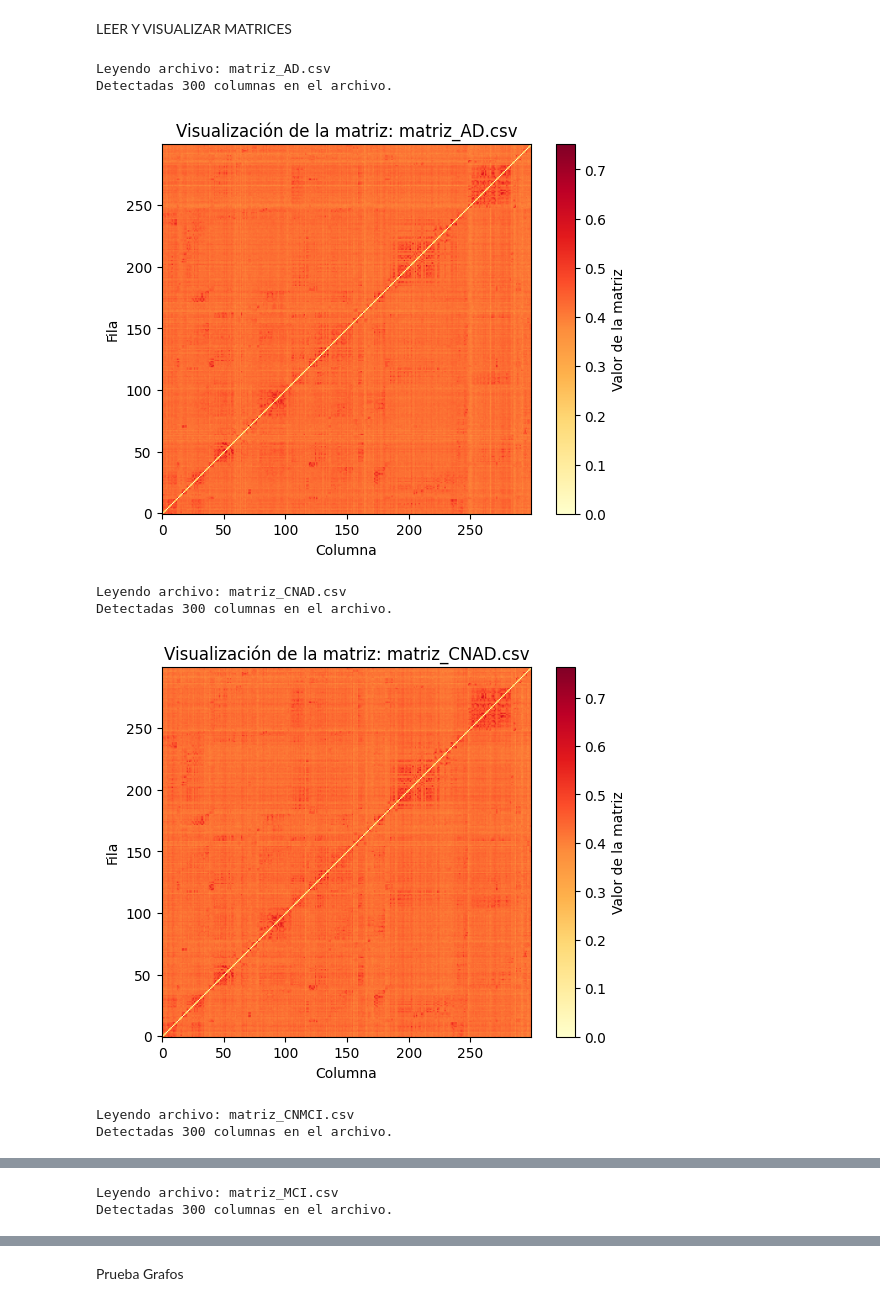
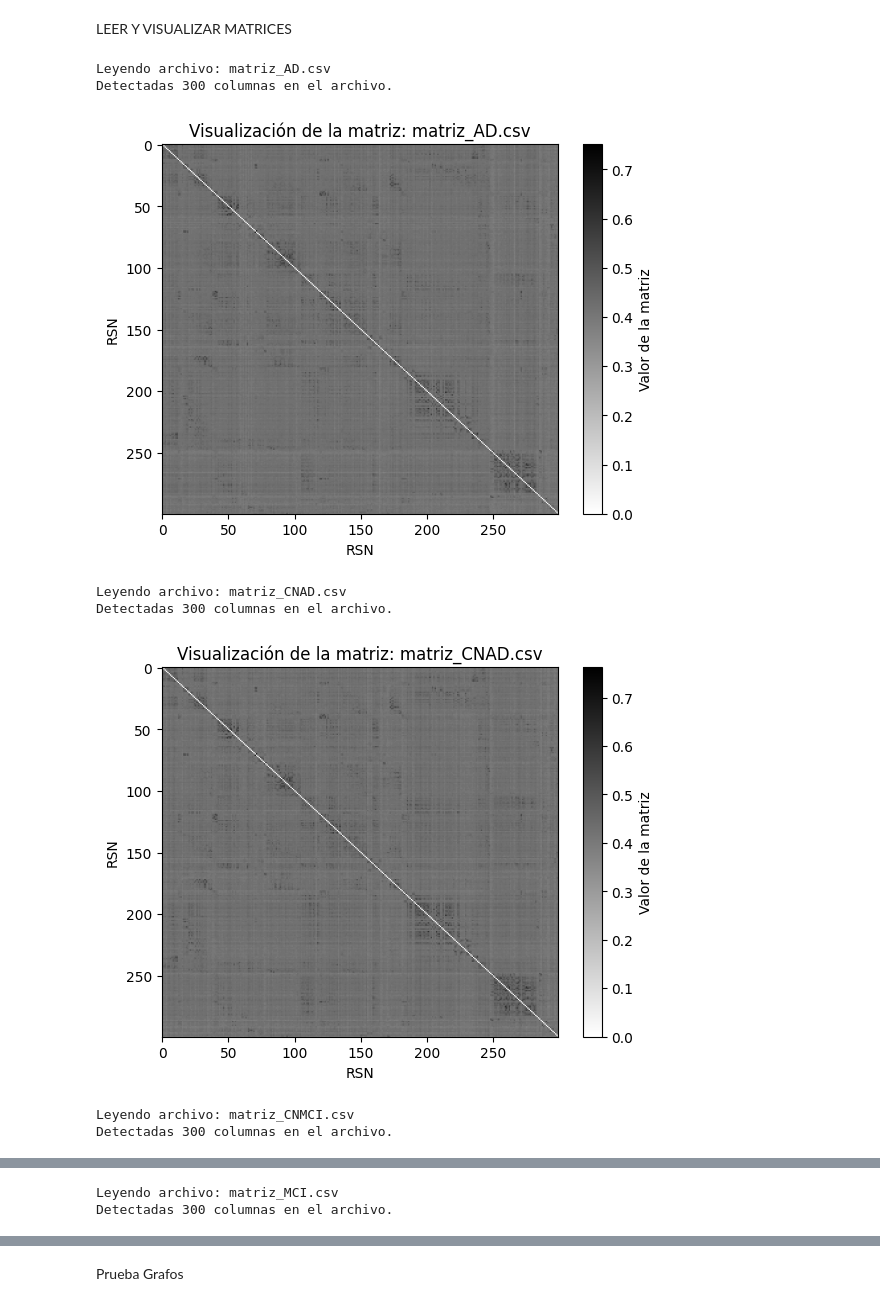
Before and after one commit to DaFeTaCo/NeuroCo_Project, a Jupyter notebook: 1_BOLD_parcel_matrix.ipynb, the cells around one changed output, grey strips where cells are left out. Drawn from its saved outputs; the diff is of its cells as text; code cells hidden in the pictures.

Commit message:
Pruebas plot métricas, organización scripts inicial

```diff
--- a/1_BOLD_parcel_matrix.ipynb
+++ b/1_BOLD_parcel_matrix.ipynb
@@ -430,40 +430,40 @@ else:
                     linea = next(f)
                     num_columnas = len(linea.strip().split(','))
 
                 print(f"Detectadas {num_columnas} columnas en el archivo.")
 
                 # Paso 2: Cargar la matriz con la configuración correcta
                 converters_dict = {
                     # Aquí está la corrección: ya no se necesita .decode()
                     i: lambda s: float(s.replace(',', '.'))
                     for i in range(num_columnas)
                 }
 
                 matriz = np.genfromtxt(
                     ruta_completa,
                     delimiter=',',
                     skip_header=1,
                     converters=converters_dict
                 )
 
                 # Visualizar la matriz
                 plt.figure()
-                plt.imshow(matriz, cmap='YlOrRd') # 'Greys', 'binary' o 'bone', 'viridis'
+                plt.imshow(matriz, cmap='binary', aspect= 'auto') # 'Greys', 'binary' o 'bone', 'viridis', 'binary_r'
                 plt.colorbar(label='Valor de la matriz')
-                plt.gca().invert_yaxis()
+                # plt.gca().invert_yaxis()
                 plt.title(f'Visualización de la matriz: {nombre_archivo}')
-                plt.xlabel('Columna')
-                plt.ylabel('Fila')
+                plt.xlabel('RSN')
+                plt.ylabel('RSN')
                 plt.show()
 
             except Exception as e:
                 print(f"No se pudo procesar el archivo {nombre_archivo}. Error: {e}")
 # %% [output]
 Leyendo archivo: matriz_AD.csv
 Detectadas 300 columnas en el archivo.
-[figure, old version]
+[figure, new version]
 Leyendo archivo: matriz_CNAD.csv
 Detectadas 300 columnas en el archivo.
-[figure, old version]
+[figure, new version]
 Leyendo archivo: matriz_CNMCI.csv
 Detectadas 300 columnas en el archivo.
```
Also changed, not shown: parts of 2 cells of this notebook, 31 other files.
